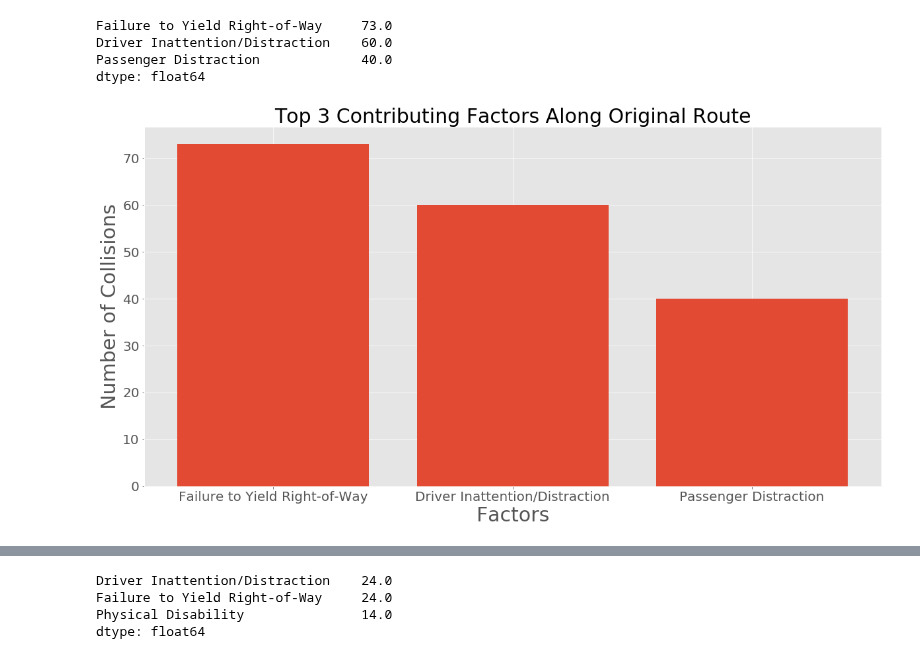
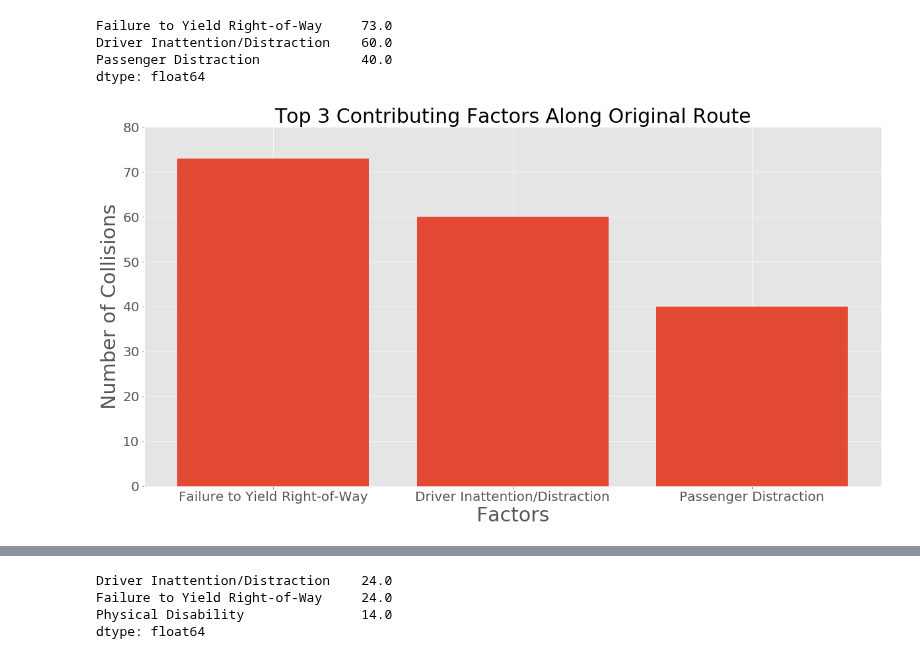
Before and after one commit to nealrea/collisionViz, a Jupyter notebook: data_exploration/route_stats.ipynb, the cells around one changed output, grey strips where cells are left out. Drawn from its saved outputs; the diff is of its cells as text; code cells hidden in the pictures.

```diff
--- a/data_exploration/route_stats.ipynb
+++ b/data_exploration/route_stats.ipynb
@@ -117,13 +117,14 @@ dtype: float64
 # %%
 plt.bar(range(len(danger_causes)), danger_causes.values, align='center')
 plt.tick_params(axis='y', labelsize=20)
+plt.ylim([0,80])
 plt.xticks(range(len(danger_causes)), danger_causes.index.values, fontsize=20 , rotation=0)
 plt.title('Top 3 Contributing Factors Along Original Route', size=30)
 plt.xlabel('Factors', size=30)
 plt.ylabel('Number of Collisions', size=30)
 plt.show()
 # %% [output]
-[figure, old version]
+[figure, new version]
 # %%
 safer_causes = safer_route[safer_route.columns[18:23]]
 # %%
```
Also changed, not shown: parts of 1 cell of this notebook.
